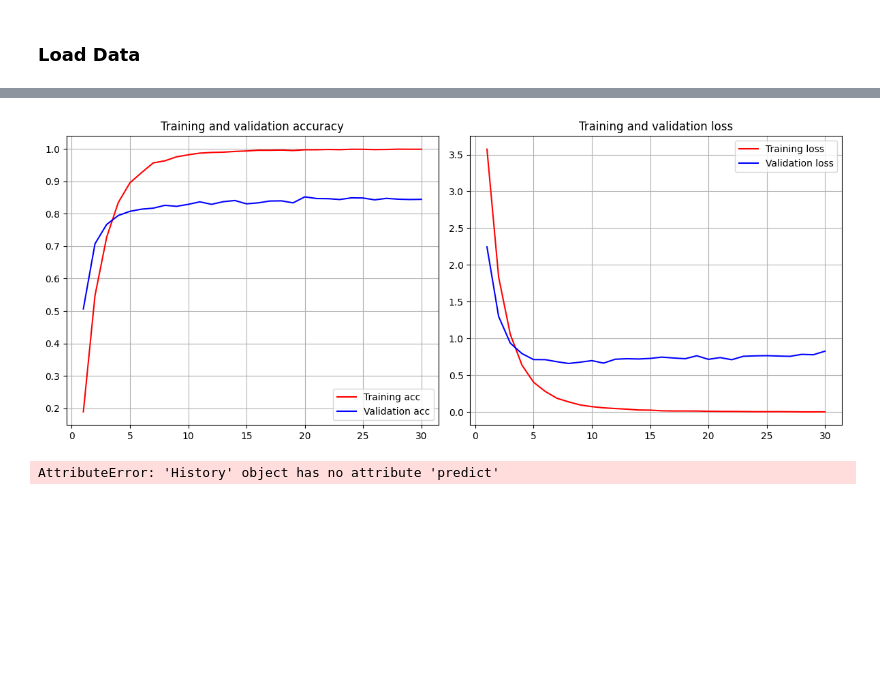
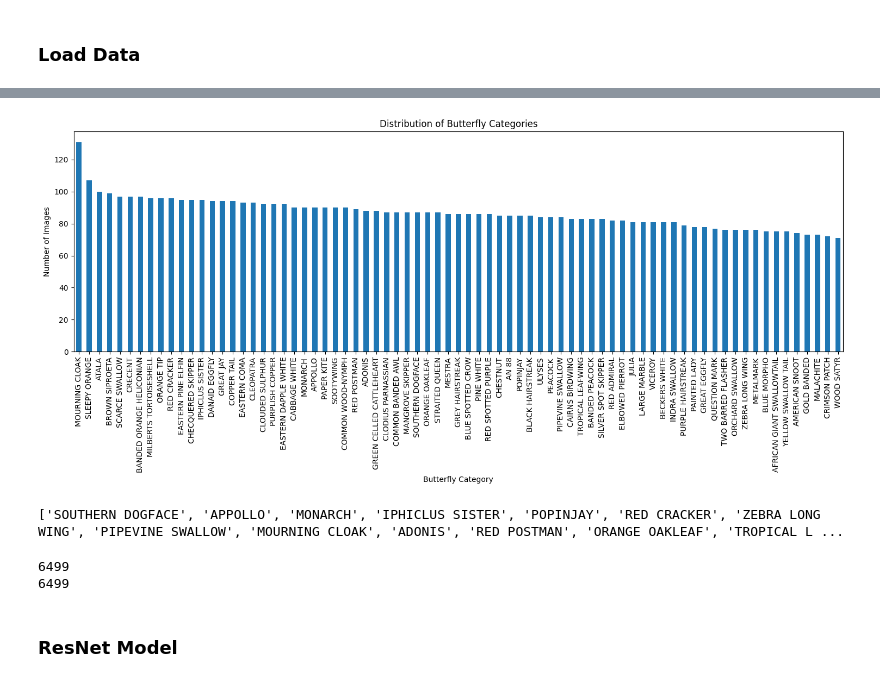
Before and after one commit to the-engrossed/Butterflies_Classified, a Jupyter notebook: classification_model.ipynb, the cells around one changed output, grey strips where cells are left out. Saved outputs shown, nothing was run; the diff lists cells and outputs as text; code cells hidden in the pictures; blank space fills up the shorter version.

Commit message:
Kaggle Notebook | classification_model | ResNet

```diff
--- a/classification_model.ipynb
+++ b/classification_model.ipynb
@@ -349,8 +21,41 @@ Epoch 30/30
-# %%
-visualize(modelv2)
-# %% [output]
-[figure, removed]
-# %%
-y_pred = modelv2.predict(validation_set)
-# %% [output]
-AttributeError: 'History' object has no attribute 'predict'
+# %%
+train_csv = "/kaggle/input/butterfly-image-classification/Training_set.csv"
+train_folder = "/kaggle/input/butterfly-image-classification/train/"
+
+test_csv = "/kaggle/input/butterfly-image-classification/Testing_set.csv"
+test_folder = "/kaggle/input/butterfly-image-classification/test/"
+
+## Result path
+result_path = f"/kaggle/working/run/"
+os.makedirs(result_path, exist_ok=True)
+
+checkpoint_path = os.path.join(result_path, "best_model.keras")
+loss_image_path = os.path.join(result_path, 'validation loss.png')
+acc_image_path = os.path.join(result_path, 'validation accuracy.png')
+confusion_image_path = os.path.join(result_path, 'confusion matrix.png')
+# %%
+train_df = pd.read_csv(train_csv)
+test_df = pd.read_csv(test_csv)
+# %%
+plt.figure(figsize=(15, 7))
+train_df['label'].value_counts().plot(kind='bar')
+plt.title('Distribution of Butterfly Categories')
+plt.xlabel('Butterfly Category')
+plt.ylabel('Number of Images')
+plt.xticks(rotation=90)
+plt.tight_layout()
+plt.show()
+# %% [output]
+[figure, added]
+# %%
+## Hyperparameter
+image_size = (150, 150)
+batch_size = 32
+epochs = 100
+learning_rate = 0.0001
+
+
+class_name = list(set(train_df['label']))
+print(class_name)
+# %% [output]
+['SOUTHERN DOGFACE', 'APPOLLO', 'MONARCH', 'IPHICLUS SISTER', 'POPINJAY', 'RED CRACKER', 'ZEBRA LONG WING', 'PIPEVINE SWALLOW', 'MOURNING CLOAK', 'ADONIS', 'RED POSTMAN', 'ORANGE OAKLEAF', 'TROPICAL L ...
@@ -356,0 +74,9 @@ AttributeError: 'History' object has no attribute 'predict'
+# %%
+print(len(features))
+print(len(labels))
+
+features = np.asarray(features)
+labels = np.asarray(labels)
+# %% [output]
+6499
+6499
@@ -356,0 +89,2 @@ AttributeError: 'History' object has no attribute 'predict'
+# %% [markdown]
+### ResNet Model
```
Also changed, not shown: parts of 35 cells of this notebook.
